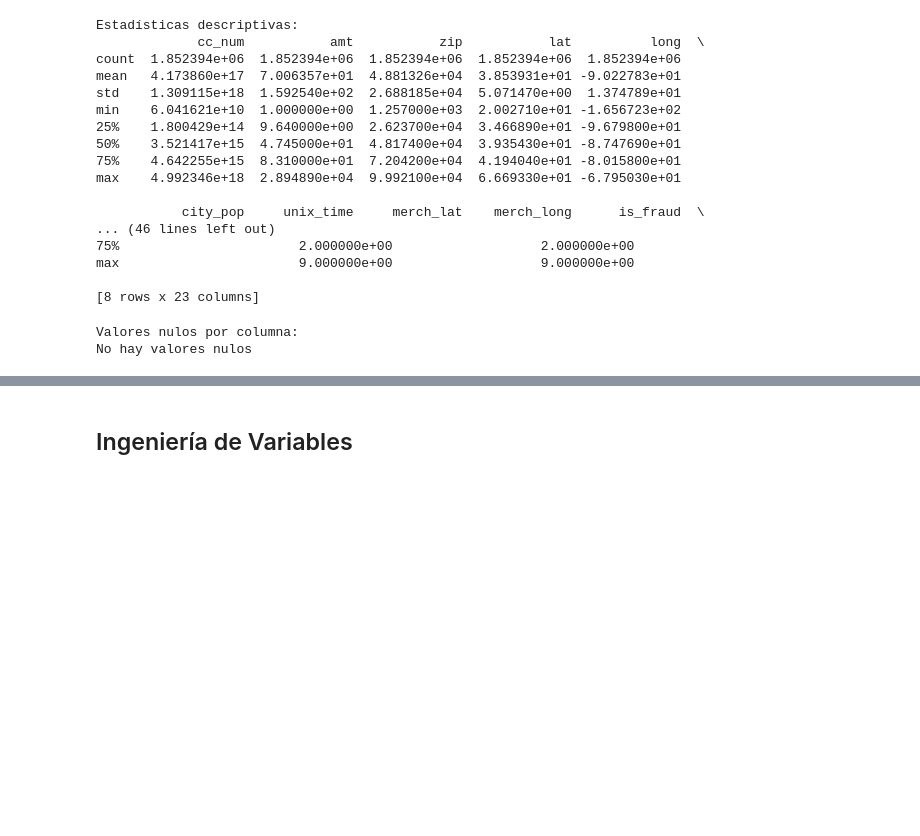
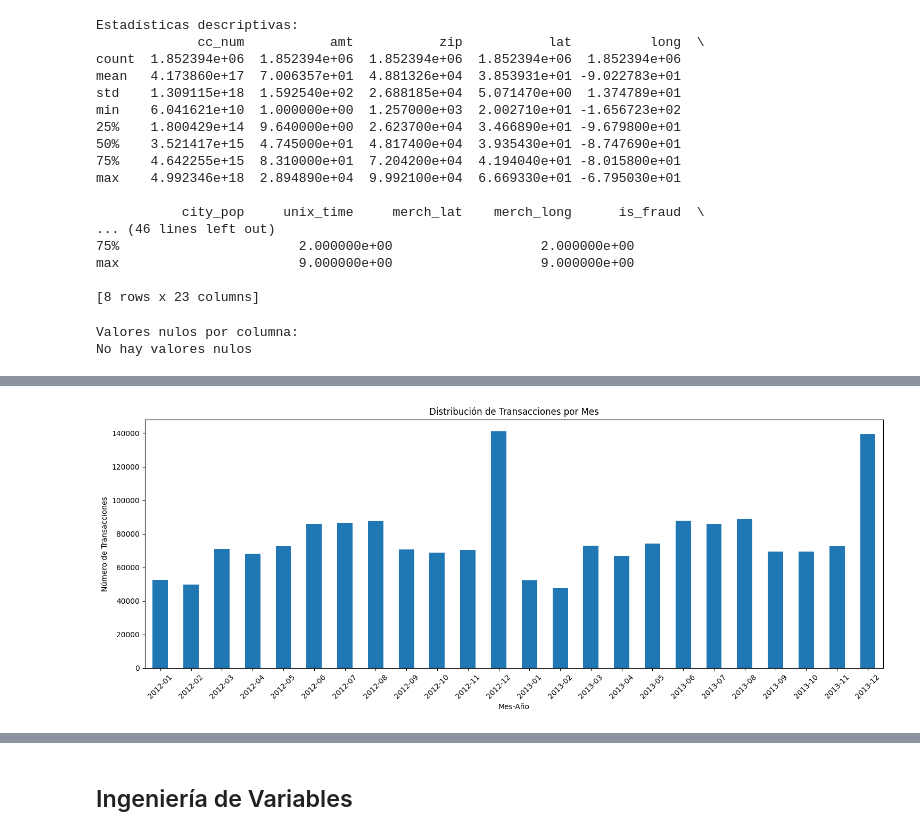
Before and after one commit to FerEsq/SDS-Project, a Jupyter notebook: eda.ipynb, the cells around one changed output, grey strips where cells are left out. Saved outputs shown, nothing was run; the diff lists cells and outputs as text; code cells hidden in the pictures; blank space fills up the shorter version.

```diff
--- a/eda.ipynb
+++ b/eda.ipynb
@@ -99,0 +129,19 @@ No hay valores nulos
+# %%
+#Visualizar distribución temporal de las transacciones
+#Convertir unix_time a formato datetime
+df['date'] = pd.to_datetime(df['unix_time'], unit='s')
+# %%
+#Distribución por mes y año
+df['month_year'] = df['date'].dt.strftime('%Y-%m')
+# %%
+plt.figure(figsize=(15, 6))
+monthCounts = df.groupby('month_year').size()
+monthCounts.plot(kind='bar')
+plt.title('Distribución de Transacciones por Mes')
+plt.xlabel('Mes-Año')
+plt.ylabel('Número de Transacciones')
+plt.xticks(rotation=45)
+plt.tight_layout()
+plt.savefig('graphs/temporal_distribution.png')
+# %% [output]
+[figure, added]
```
Also changed, not shown: parts of 23 cells of this notebook, 7 other files.
